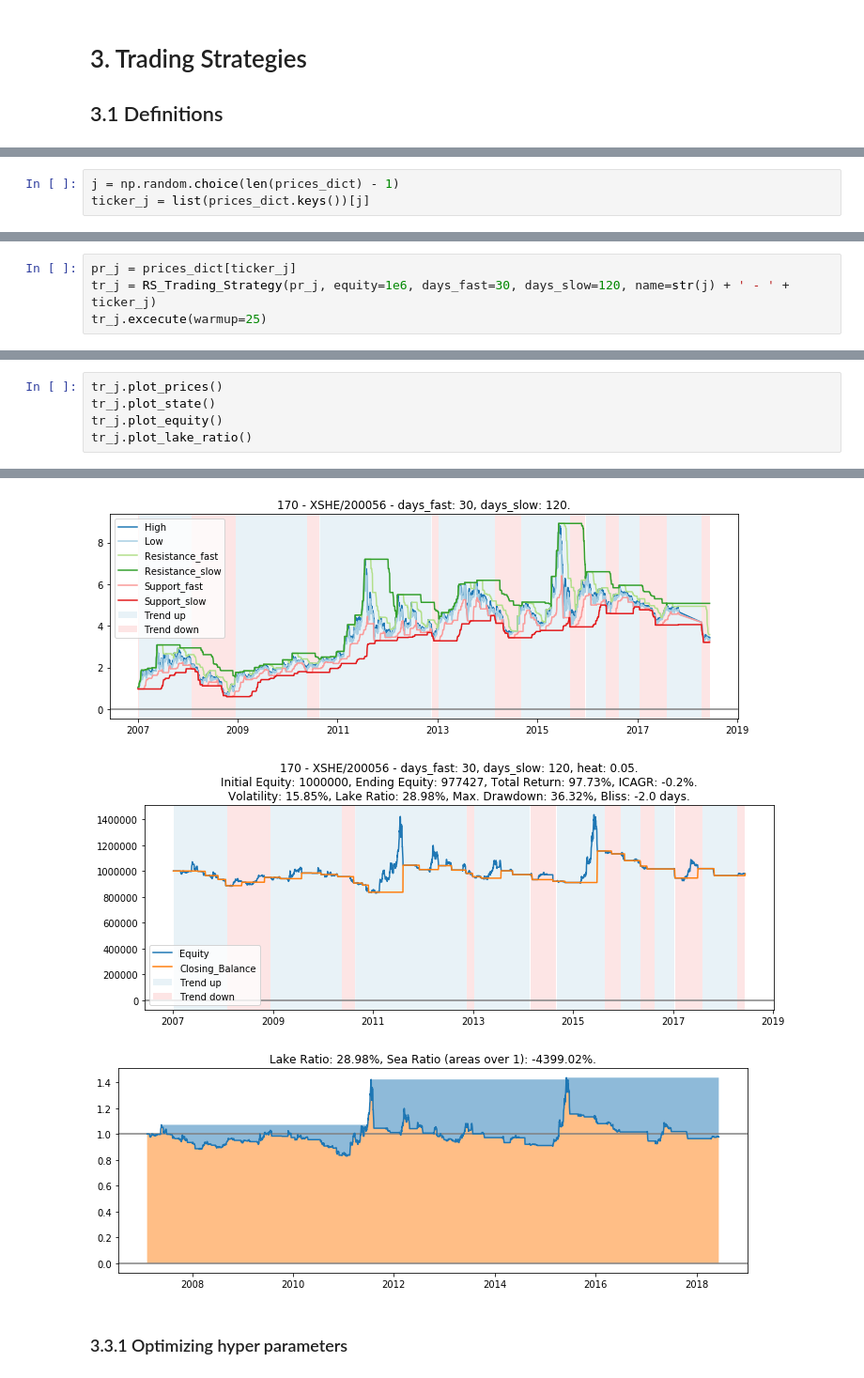
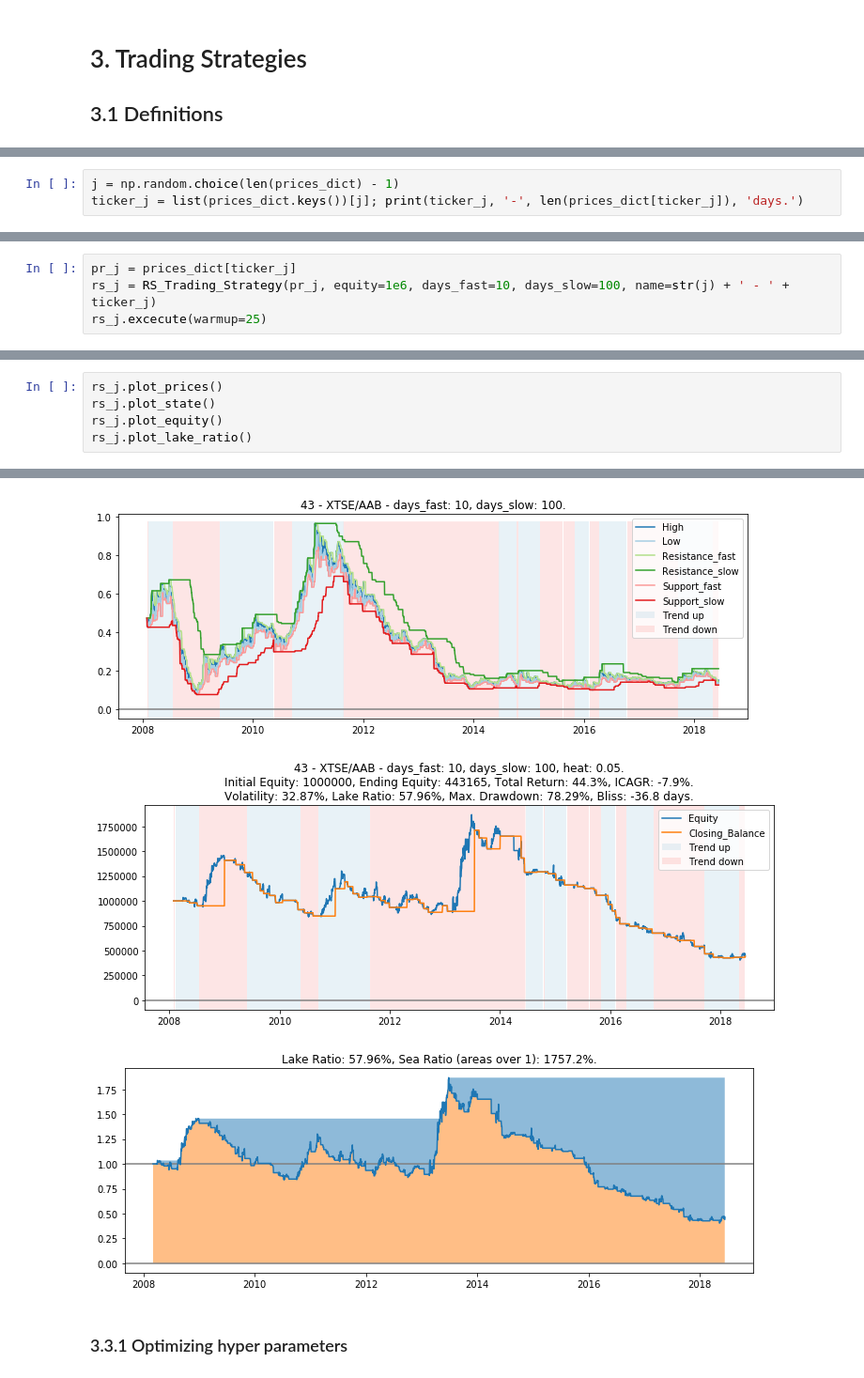
Before and after one commit to peerchen/trend-following-1, a Jupyter notebook: Trend Following Lab.ipynb, the cells around one changed output, grey strips where cells are left out. Shown at 94% size. Saved outputs shown, nothing was run; the diff lists cells and outputs as text.

```diff
--- a/Trend Following Lab.ipynb
+++ b/Trend Following Lab.ipynb
@@ -747,3 +744,3 @@ rs_tr.plot_lake_ratio()
 # %%
 j = np.random.choice(len(prices_dict) - 1)
-ticker_j = list(prices_dict.keys())[j]
+ticker_j = list(prices_dict.keys())[j]; print(ticker_j, '-', len(prices_dict[ticker_j]), 'days.')
@@ -750,5 +749,5 @@ ticker_j = list(prices_dict.keys())[j]
 # %%
 pr_j = prices_dict[ticker_j]
-tr_j = RS_Trading_Strategy(pr_j, equity=1e6, days_fast=30, days_slow=120, name=str(j) + ' - ' + ticker_j)
-tr_j.excecute(warmup=25)
+rs_j = RS_Trading_Strategy(pr_j, equity=1e6, days_fast=10, days_slow=100, name=str(j) + ' - ' + ticker_j)
+rs_j.excecute(warmup=25)
 # %%
@@ -765,6 +764,6 @@ tr_j.performance
 # %%
-tr_j.plot_prices()
-tr_j.plot_state()
-tr_j.plot_equity()
-tr_j.plot_lake_ratio()
+rs_j.plot_prices()
+rs_j.plot_state()
+rs_j.plot_equity()
+rs_j.plot_lake_ratio()
 # %% [output]
@@ -772,5 +771,5 @@ tr_j.plot_lake_ratio()
-[figure, old version]
+[figure, new version]
-[figure, old version]
+[figure, new version]
-[figure, old version]
+[figure, new version]
 # %% [markdown]
 ### 3.3.1 Optimizing hyper parameters
```
Also changed, not shown: parts of 30 cells of this notebook, 1 other file.
